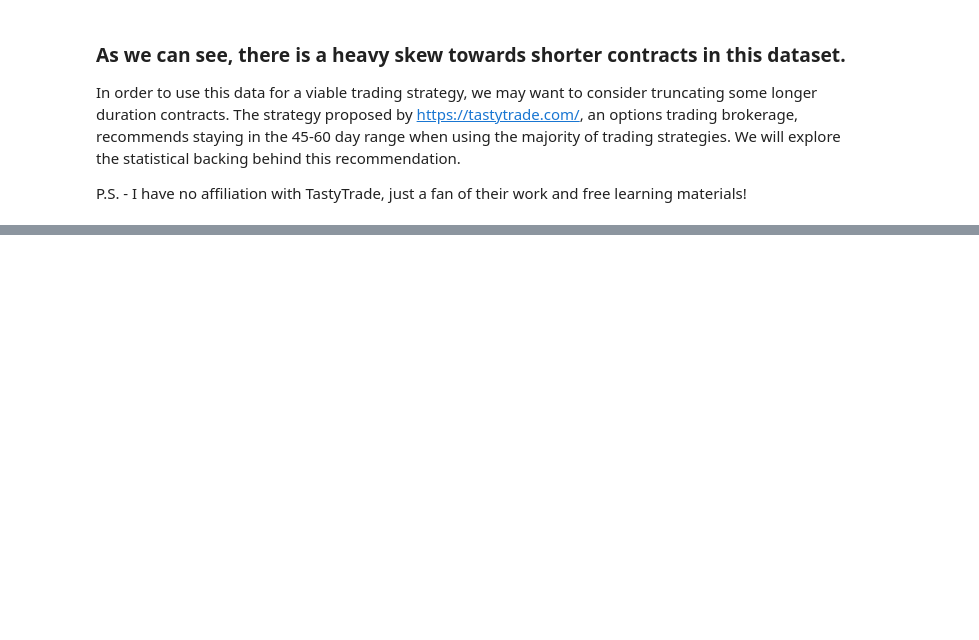
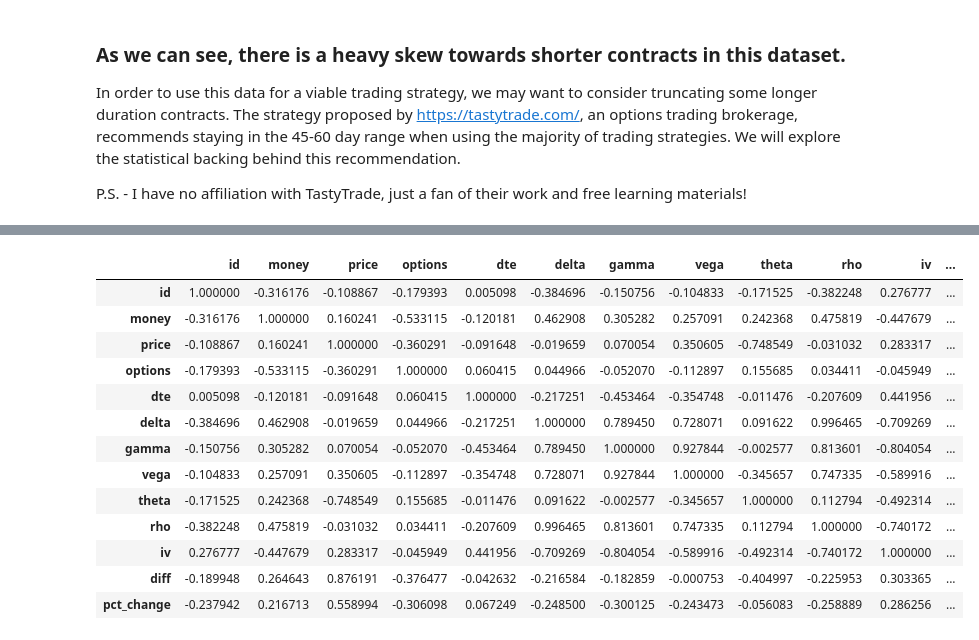
Before and after one commit to daneisburgh/invaas, a Jupyter notebook: notebooks/options-historical-test.ipynb, the cells around one changed output, grey strips where cells are left out. Saved outputs shown, nothing was run; the diff lists cells and outputs as text; code cells hidden in the pictures; blank space fills up the shorter version.

```diff
--- a/notebooks/options-historical-test.ipynb
+++ b/notebooks/options-historical-test.ipynb
@@ -110,7 +110,7 @@ def get_df_cnn_fear_greed_index():
         inplace=True,
     )
     df_fear_greed_index.rename(columns={"y": "fear_greed_index"}, inplace=True)
-    df_fear_greed_index["fear_greed_index"] = df_fear_greed_index.fear_greed_index.astype(float).round()
+    df_fear_greed_index["fear_greed_index"] = df_fear_greed_index.fear_greed_index.astype(float).round().shift()
     return df_fear_greed_index
 
 
@@ -150,7 +150,7 @@ df_vix_history = get_df_product_history("^VIX")
 df_history = df_history.join(df_vix_history)
 
 for column in ["close", "fear_greed_index", "SLOPE_50", "^VIX_close"]:
-    for days in [5, 7, 10, 14, 20]:
+    for days in [5, 7, 10, 14, 20, 30, 40, 60]:
         periods = days
         df_history[f"{column}_min_{days}"] = df_history[column].rolling(window=periods, min_periods=periods).min()
         df_history[f"{column}_max_{days}"] = df_history[column].rolling(window=periods, min_periods=periods).max()
@@ -442,0 +474,17 @@ Max Pct. Change: 159.31%
+# %%
+df_trades.loc[df_trades["pct_change"] > 0].dropna().corr(numeric_only=True)
+# %% [output]
+|  | id | money | price | options | dte | delta | gamma | vega | theta | rho | iv | ... |
+| id | 1.000000 | -0.316176 | -0.108867 | -0.179393 | 0.005098 | -0.384696 | -0.150756 | -0.104833 | -0.171525 | -0.382248 | 0.276777 | ... |
+| money | -0.316176 | 1.000000 | 0.160241 | -0.533115 | -0.120181 | 0.462908 | 0.305282 | 0.257091 | 0.242368 | 0.475819 | -0.447679 | ... |
+| price | -0.108867 | 0.160241 | 1.000000 | -0.360291 | -0.091648 | -0.019659 | 0.070054 | 0.350605 | -0.748549 | -0.031032 | 0.283317 | ... |
+| options | -0.179393 | -0.533115 | -0.360291 | 1.000000 | 0.060415 | 0.044966 | -0.052070 | -0.112897 | 0.155685 | 0.034411 | -0.045949 | ... |
+| dte | 0.005098 | -0.120181 | -0.091648 | 0.060415 | 1.000000 | -0.217251 | -0.453464 | -0.354748 | -0.011476 | -0.207609 | 0.441956 | ... |
+| delta | -0.384696 | 0.462908 | -0.019659 | 0.044966 | -0.217251 | 1.000000 | 0.789450 | 0.728071 | 0.091622 | 0.996465 | -0.709269 | ... |
+| gamma | -0.150756 | 0.305282 | 0.070054 | -0.052070 | -0.453464 | 0.789450 | 1.000000 | 0.927844 | -0.002577 | 0.813601 | -0.804054 | ... |
+| vega | -0.104833 | 0.257091 | 0.350605 | -0.112897 | -0.354748 | 0.728071 | 0.927844 | 1.000000 | -0.345657 | 0.747335 | -0.589916 | ... |
+| theta | -0.171525 | 0.242368 | -0.748549 | 0.155685 | -0.011476 | 0.091622 | -0.002577 | -0.345657 | 1.000000 | 0.112794 | -0.492314 | ... |
+| rho | -0.382248 | 0.475819 | -0.031032 | 0.034411 | -0.207609 | 0.996465 | 0.813601 | 0.747335 | 0.112794 | 1.000000 | -0.740172 | ... |
+| iv | 0.276777 | -0.447679 | 0.283317 | -0.045949 | 0.441956 | -0.709269 | -0.804054 | -0.589916 | -0.492314 | -0.740172 | 1.000000 | ... |
+| diff | -0.189948 | 0.264643 | 0.876191 | -0.376477 | -0.042632 | -0.216584 | -0.182859 | -0.000753 | -0.404997 | -0.225953 | 0.303365 | ... |
+| pct_change | -0.237942 | 0.216713 | 0.558994 | -0.306098 | 0.067249 | -0.248500 | -0.300125 | -0.243473 | -0.056083 | -0.258889 | 0.286256 | ... |
```
Also changed, not shown: parts of 7 cells of this notebook, 3 other files.
